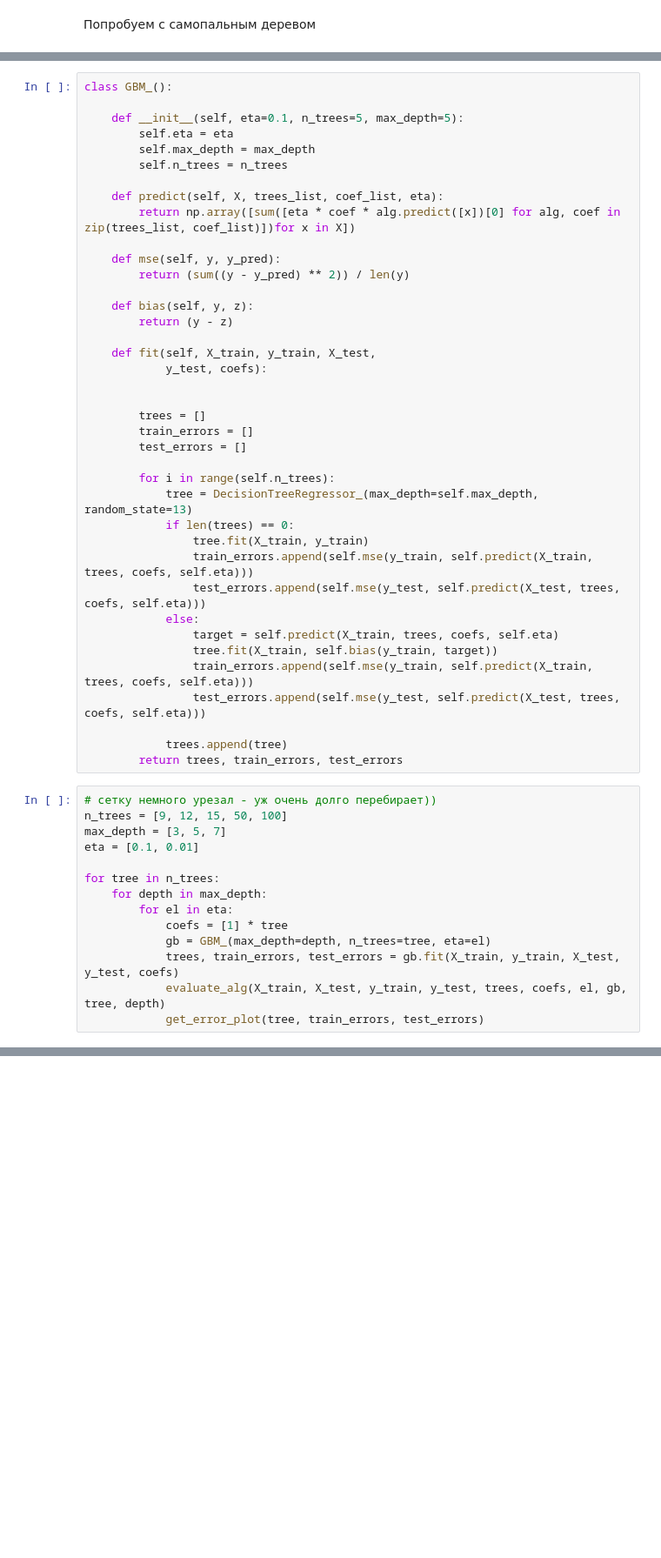
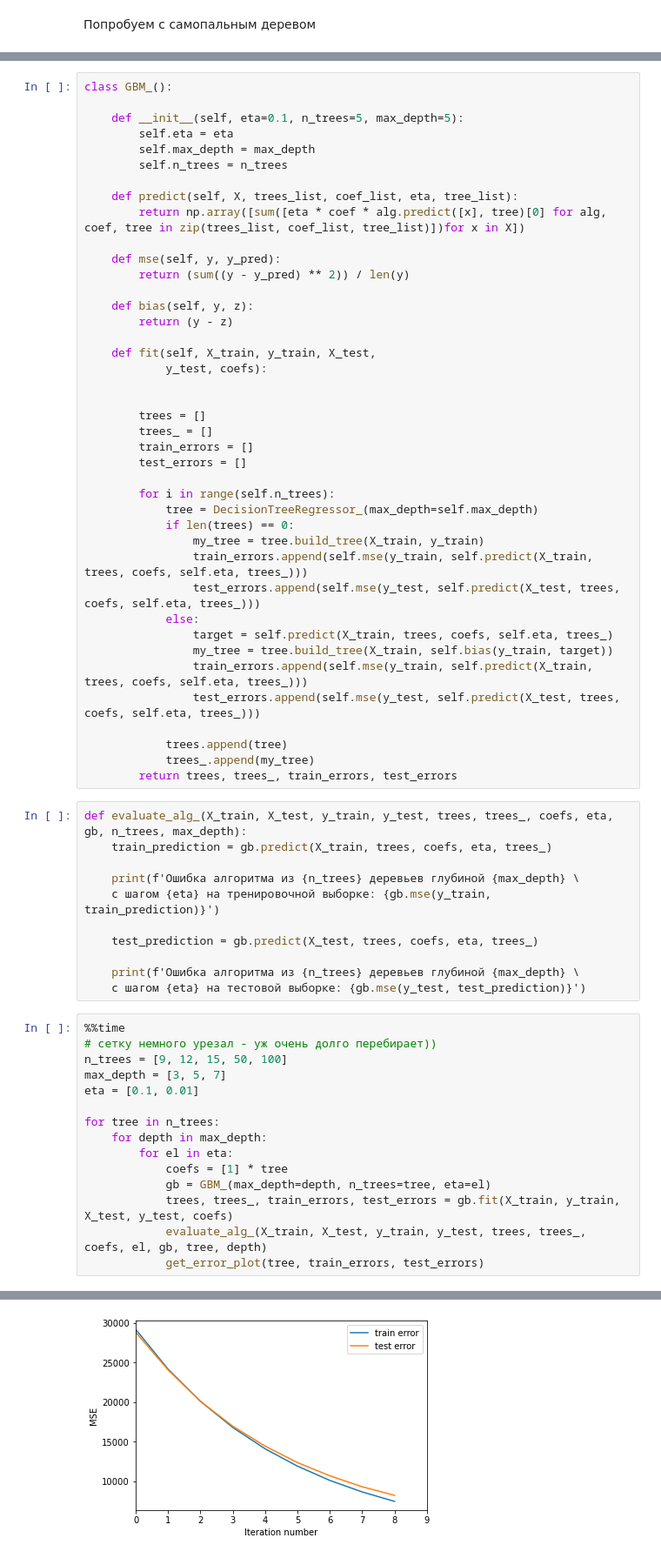
Before and after one commit to mr-Brain1201/Data_analysis_algorithms, a Jupyter notebook: Lesson_6.ipynb, the cells around one changed output, grey strips where cells are left out. Shown at 87% size. Drawn from its saved outputs; the diff is of its cells as text; blank space fills up the shorter version.

```diff
--- a/Lesson_6.ipynb
+++ b/Lesson_6.ipynb
@@ -327,8 +330,8 @@ class GBM_():
         self.max_depth = max_depth
         self.n_trees = n_trees
 
-    def predict(self, X, trees_list, coef_list, eta):
-        return np.array([sum([eta * coef * alg.predict([x])[0] for alg, coef in zip(trees_list, coef_list)])for x in X])
+    def predict(self, X, trees_list, coef_list, eta, tree_list):
+        return np.array([sum([eta * coef * alg.predict([x], tree)[0] for alg, coef, tree in zip(trees_list, coef_list, tree_list)])for x in X])
 
     def mse(self, y, y_pred):
         return (sum((y - y_pred) ** 2)) / len(y)
@@ -341,24 +344,38 @@ class GBM_():
 
 
         trees = []
+        trees_ = []
         train_errors = []
         test_errors = []
 
         for i in range(self.n_trees):
-            tree = DecisionTreeRegressor_(max_depth=self.max_depth, random_state=13)
+            tree = DecisionTreeRegressor_(max_depth=self.max_depth)
             if len(trees) == 0:
-                tree.fit(X_train, y_train)
-                train_errors.append(self.mse(y_train, self.predict(X_train, trees, coefs, self.eta)))
-                test_errors.append(self.mse(y_test, self.predict(X_test, trees, coefs, self.eta)))
+                my_tree = tree.build_tree(X_train, y_train)
+                train_errors.append(self.mse(y_train, self.predict(X_train, trees, coefs, self.eta, trees_)))
+                test_errors.append(self.mse(y_test, self.predict(X_test, trees, coefs, self.eta, trees_)))
             else:
-                target = self.predict(X_train, trees, coefs, self.eta)
-                tree.fit(X_train, self.bias(y_train, target))
-                train_errors.append(self.mse(y_train, self.predict(X_train, trees, coefs, self.eta)))
-                test_errors.append(self.mse(y_test, self.predict(X_test, trees, coefs, self.eta)))
+                target = self.predict(X_train, trees, coefs, self.eta, trees_)
+                my_tree = tree.build_tree(X_train, self.bias(y_train, target))
+                train_errors.append(self.mse(y_train, self.predict(X_train, trees, coefs, self.eta, trees_)))
+                test_errors.append(self.mse(y_test, self.predict(X_test, trees, coefs, self.eta, trees_)))
 
             trees.append(tree)
-        return trees, train_errors, test_errors
+            trees_.append(my_tree)
+        return trees, trees_, train_errors, test_errors
+# %%
+def evaluate_alg_(X_train, X_test, y_train, y_test, trees, trees_, coefs, eta, gb, n_trees, max_depth):
+    train_prediction = gb.predict(X_train, trees, coefs, eta, trees_)
+
+    print(f'Ошибка алгоритма из {n_trees} деревьев глубиной {max_depth} \
+    с шагом {eta} на тренировочной выборке: {gb.mse(y_train, train_prediction)}')
+
+    test_prediction = gb.predict(X_test, trees, coefs, eta, trees_)
+
+    print(f'Ошибка алгоритма из {n_trees} деревьев глубиной {max_depth} \
+    с шагом {eta} на тестовой выборке: {gb.mse(y_test, test_prediction)}')
 # %%
+%%time
 # сетку немного урезал - уж очень долго перебирает))
 n_trees = [9, 12, 15, 50, 100]
 max_depth = [3, 5, 7]
@@ -369,6 +386,7 @@ for tree in n_trees:
         for el in eta:
             coefs = [1] * tree
             gb = GBM_(max_depth=depth, n_trees=tree, eta=el)
-            trees, train_errors, test_errors = gb.fit(X_train, y_train, X_test, y_test, coefs)
-            evaluate_alg(X_train, X_test, y_train, y_test, trees, coefs, el, gb, tree, depth)
+            trees, trees_, train_errors, test_errors = gb.fit(X_train, y_train, X_test, y_test, coefs)
+            evaluate_alg_(X_train, X_test, y_train, y_test, trees, trees_, coefs, el, gb, tree, depth)
             get_error_plot(tree, train_errors, test_errors)
+# %% [output]
@@ -374,0 +395 @@ for tree in n_trees:
+[figure, added]
```
Also changed, not shown: parts of 6 cells of this notebook.
